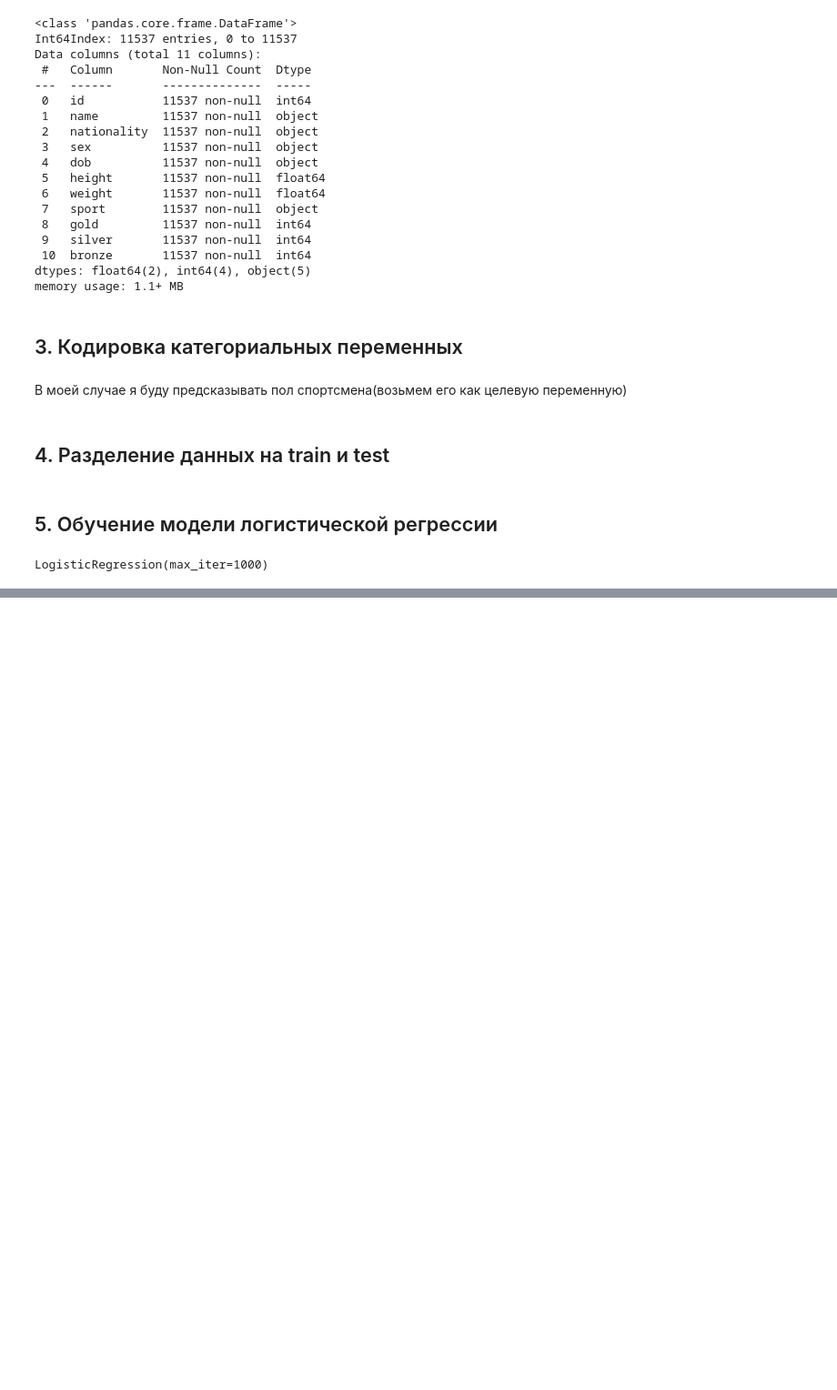
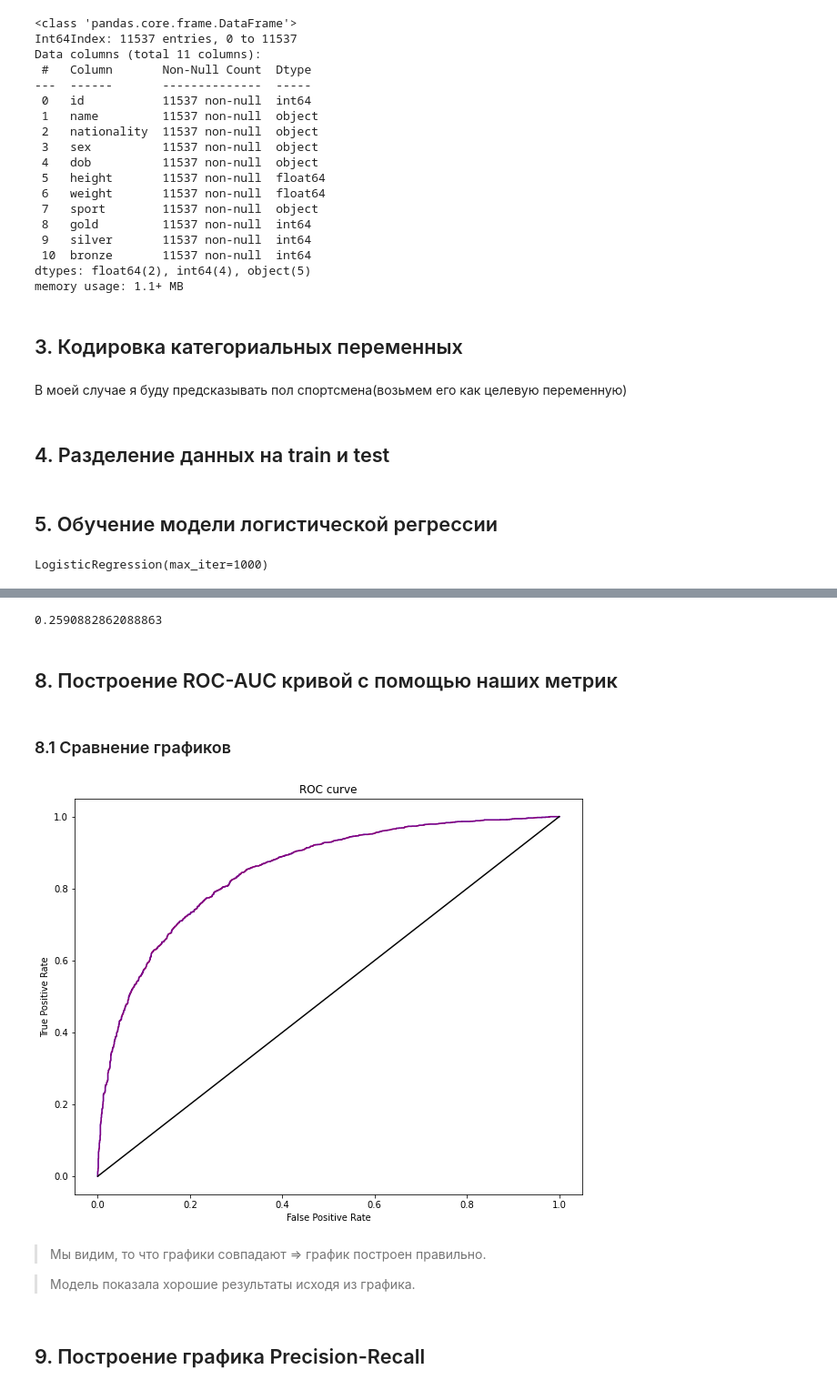
Before and after one commit to mmigur/FEML-NetoProd-, a Jupyter notebook: HW3/HW3.ipynb, the cells around one changed output, grey strips where cells are left out. Shown at 91% size. Saved outputs shown, nothing was run; the diff lists cells and outputs as text; code cells hidden in the pictures; blank space fills up the shorter version.

```diff
--- a/HW3/HW3.ipynb
+++ b/HW3/HW3.ipynb
@@ -111,0 +206,48 @@ LogisticRegression(max_iter=1000)
+# %%
+false_positive_rate(y_true, y_predict_proba, 0.5)
+# %% [output]
+0.2590882862088863
+# %% [markdown]
+## 8. Построение ROC-AUC кривой с помощью наших метрик
+# %%
+def roc_auc_curve(y_true, y_predict_proba):
+    THRESHOLDS_SIZE = len(y_true)
+
+    thresholds = np.linspace(0, 1, THRESHOLDS_SIZE, 0.001)
+    fpr = np.array([])
+    tpr = np.array([])
+
+    for threshold in thresholds:
+        fpr = np.append(
+            fpr,
+            false_positive_rate(y_true, y_predict_proba, threshold)
+        )
+
+        tpr = np.append(
+            tpr,
+            true_positive_rate(y_true, y_predict_proba, threshold)
+        )
+
+    return fpr, tpr, thresholds
+# %%
+fpr_custom, tpr_custom, thresholds = roc_auc_curve(y_true, y_predict_proba)
+fpr_sklearn, tpr_sklearn, thresholds = roc_curve(y_true, y_predict_proba[:, 1])
+# %% [markdown]
+### 8.1 Сравнение графиков
+# %%
+plt.figure(figsize=(10, 8))
+plt.plot(fpr_custom, tpr_custom, color='blue')
+plt.plot(fpr_sklearn, tpr_sklearn, color='red', alpha=0.5)
+plt.plot([0, 1], [0, 1], color='black')
+plt.xlabel('False Positive Rate')
+plt.ylabel('True Positive Rate')
+plt.title('ROC curve')
+plt.show()
+# %% [output]
+[figure, added]
+# %% [markdown]
+> Мы видим, то что графики совпадают => график построен правильно.
+
+> Модель показала хорошие результаты исходя из графика.
+# %% [markdown]
+## 9. Построение графика Precision-Recall
```
Also changed, not shown: parts of 20 cells of this notebook.
